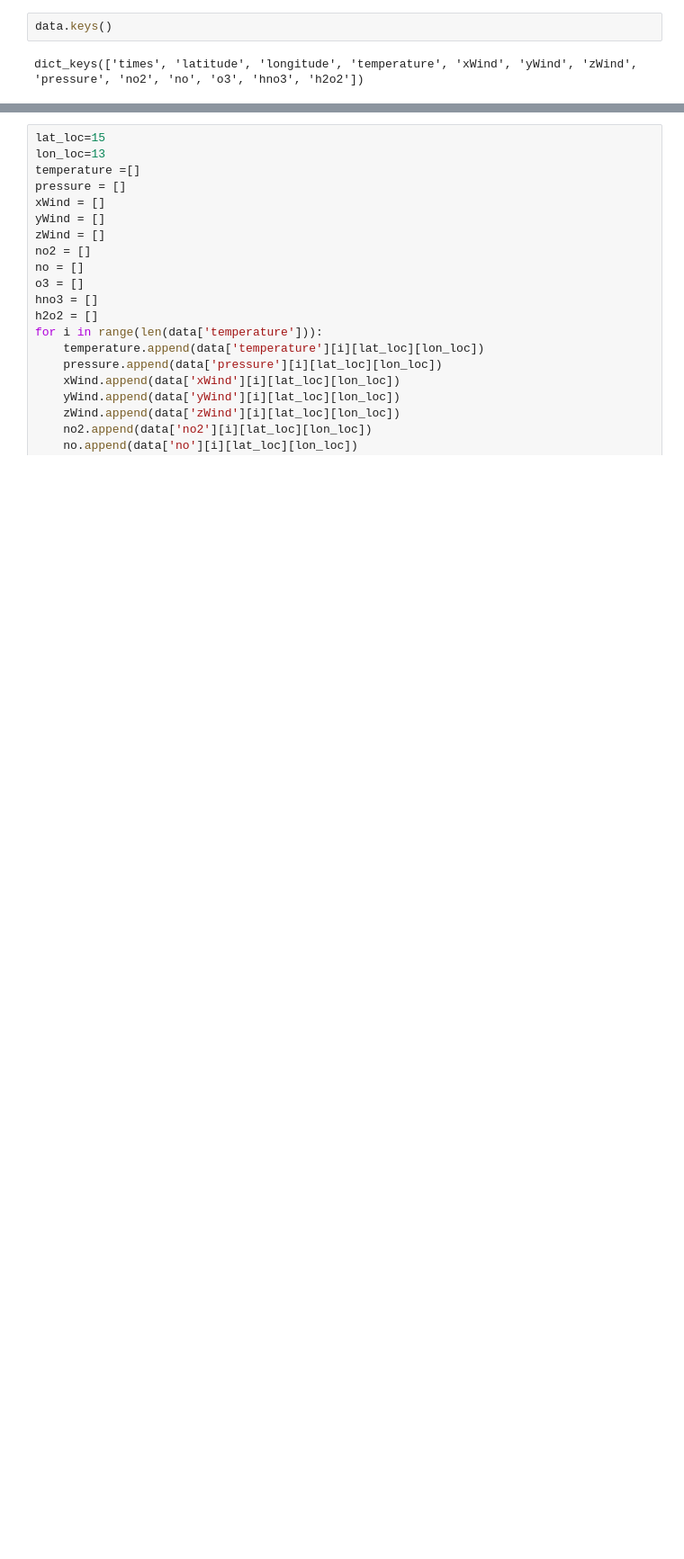
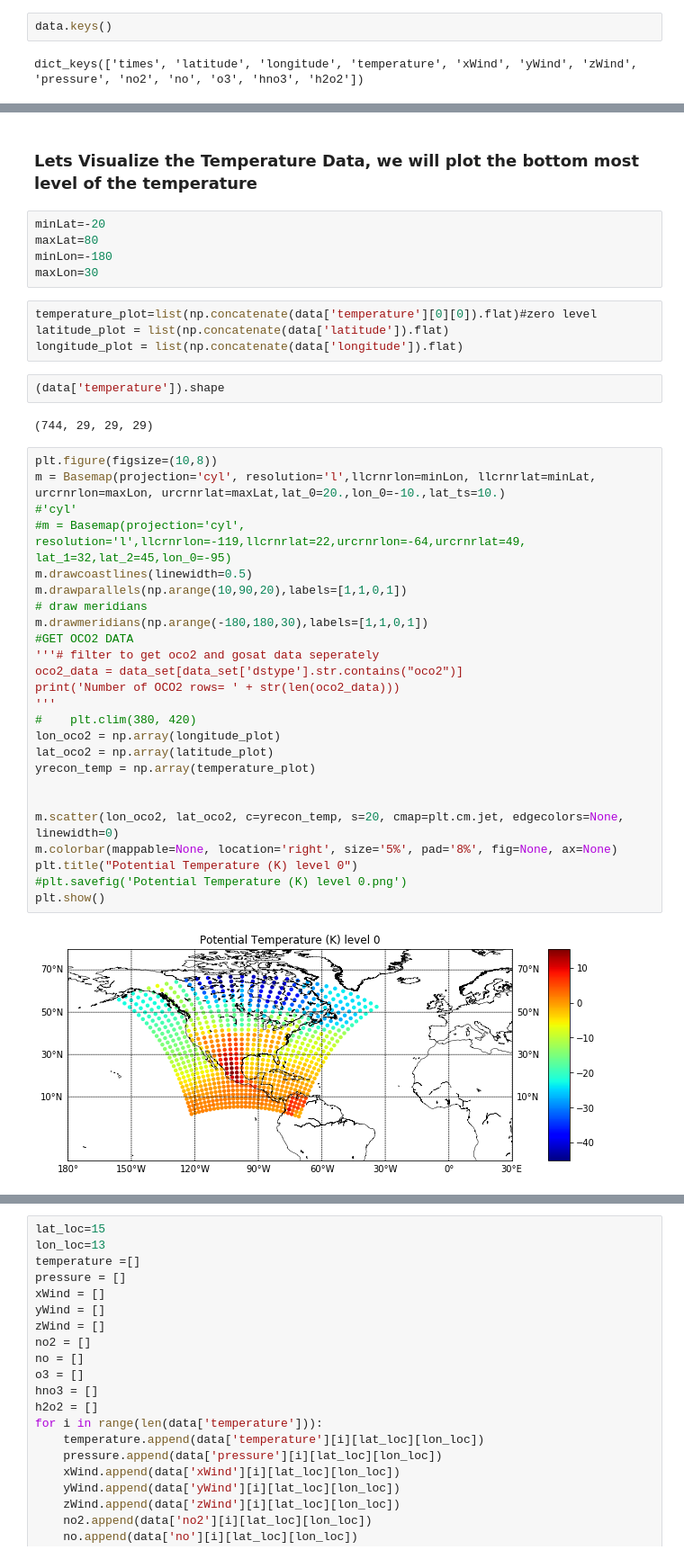
Before and after one commit to rahulgite94/Machine-Learning-Model-to-Emulate-Chemical-Variable, a Jupyter notebook: Oklahoma_autokeras_temp_pressure.ipynb, the cells around one changed output, grey strips where cells are left out. Shown at 90% size. Cells and saved outputs as stored; diff of their text form; blank space fills up the shorter version.

```diff
--- a/autokeras_Temp_single location.ipynb
+++ b/Oklahoma_autokeras_temp_pressure.ipynb
@@ -83,0 +60,42 @@ lon_loc
+# %% [markdown]
+### Lets Visualize the Temperature Data, we will plot the bottom most level of the temperature
+# %%
+minLat=-20
+maxLat=80
+minLon=-180
+maxLon=30
+# %%
+temperature_plot=list(np.concatenate(data['temperature'][0][0]).flat)#zero level
+latitude_plot = list(np.concatenate(data['latitude']).flat)
+longitude_plot = list(np.concatenate(data['longitude']).flat)
+# %%
+(data['temperature']).shape
+# %% [output]
+(744, 29, 29, 29)
+# %%
+plt.figure(figsize=(10,8))
+m = Basemap(projection='cyl', resolution='l',llcrnrlon=minLon, llcrnrlat=minLat, urcrnrlon=maxLon, urcrnrlat=maxLat,lat_0=20.,lon_0=-10.,lat_ts=10.)
+#'cyl'
+#m = Basemap(projection='cyl', resolution='l',llcrnrlon=-119,llcrnrlat=22,urcrnrlon=-64,urcrnrlat=49, lat_1=32,lat_2=45,lon_0=-95)
+m.drawcoastlines(linewidth=0.5)
+m.drawparallels(np.arange(10,90,20),labels=[1,1,0,1])
+# draw meridians
+m.drawmeridians(np.arange(-180,180,30),labels=[1,1,0,1])
+#GET OCO2 DATA
+'''# filter to get oco2 and gosat data seperately
+oco2_data = data_set[data_set['dstype'].str.contains("oco2")]
+print('Number of OCO2 rows= ' + str(len(oco2_data)))
+'''
+#    plt.clim(380, 420)
+lon_oco2 = np.array(longitude_plot)
+lat_oco2 = np.array(latitude_plot)
+yrecon_temp = np.array(temperature_plot)
+
+
+m.scatter(lon_oco2, lat_oco2, c=yrecon_temp, s=20, cmap=plt.cm.jet, edgecolors=None, linewidth=0)
+m.colorbar(mappable=None, location='right', size='5%', pad='8%', fig=None, ax=None)
+plt.title("Potential Temperature (K) level 0")
+#plt.savefig('Potential Temperature (K) level 0.png')
+plt.show()
+# %% [output]
+[figure, added]
```
Also changed, not shown: parts of 76 cells of this notebook, 23 other files.
